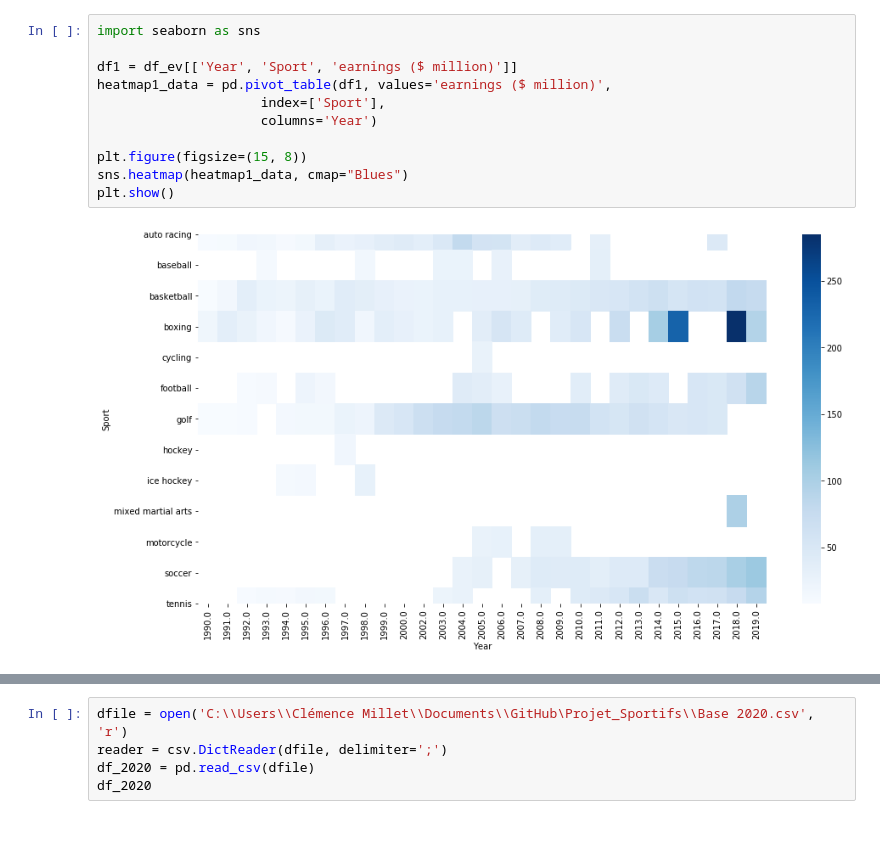
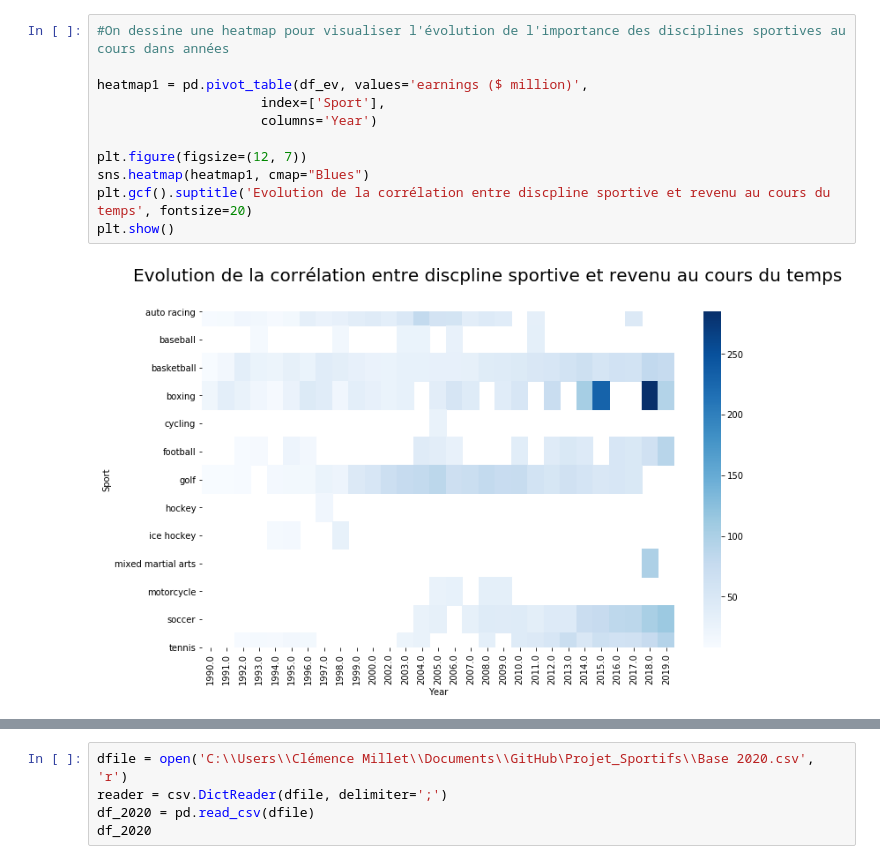
Before and after one commit to ClemenceMillet/Projet_Sportifs, a Jupyter notebook: Sportifs_Forbes (1).ipynb, the cells around one changed output, grey strips where cells are left out. Saved outputs shown, nothing was run; the diff lists cells and outputs as text; blank space fills up the shorter version.

```diff
--- a/Sportifs_Forbes (1).ipynb
+++ b/Sportifs_Forbes (1).ipynb
@@ -90,13 +102,13 @@ plt.show()
-# %%
-import seaborn as sns
-
-df1 = df_ev[['Year', 'Sport', 'earnings ($ million)']]
-heatmap1_data = pd.pivot_table(df1, values='earnings ($ million)',
-                     index=['Sport'],
-                     columns='Year')
-
-plt.figure(figsize=(15, 8))
-sns.heatmap(heatmap1_data, cmap="Blues")
-plt.show()
-# %% [output]
-[figure, removed]
+# %%
+#On dessine une heatmap pour visualiser l'évolution de l'importance des disciplines sportives au cours dans années
+
+heatmap1 = pd.pivot_table(df_ev, values='earnings ($ million)',
+                     index=['Sport'],
+                     columns='Year')
+
+plt.figure(figsize=(12, 7))
+sns.heatmap(heatmap1, cmap="Blues")
+plt.gcf().suptitle('Evolution de la corrélation entre discpline sportive et revenu au cours du temps', fontsize=20)
+plt.show()
+# %% [output]
+[figure, added]
```
Also changed, not shown: parts of 24 cells of this notebook.
